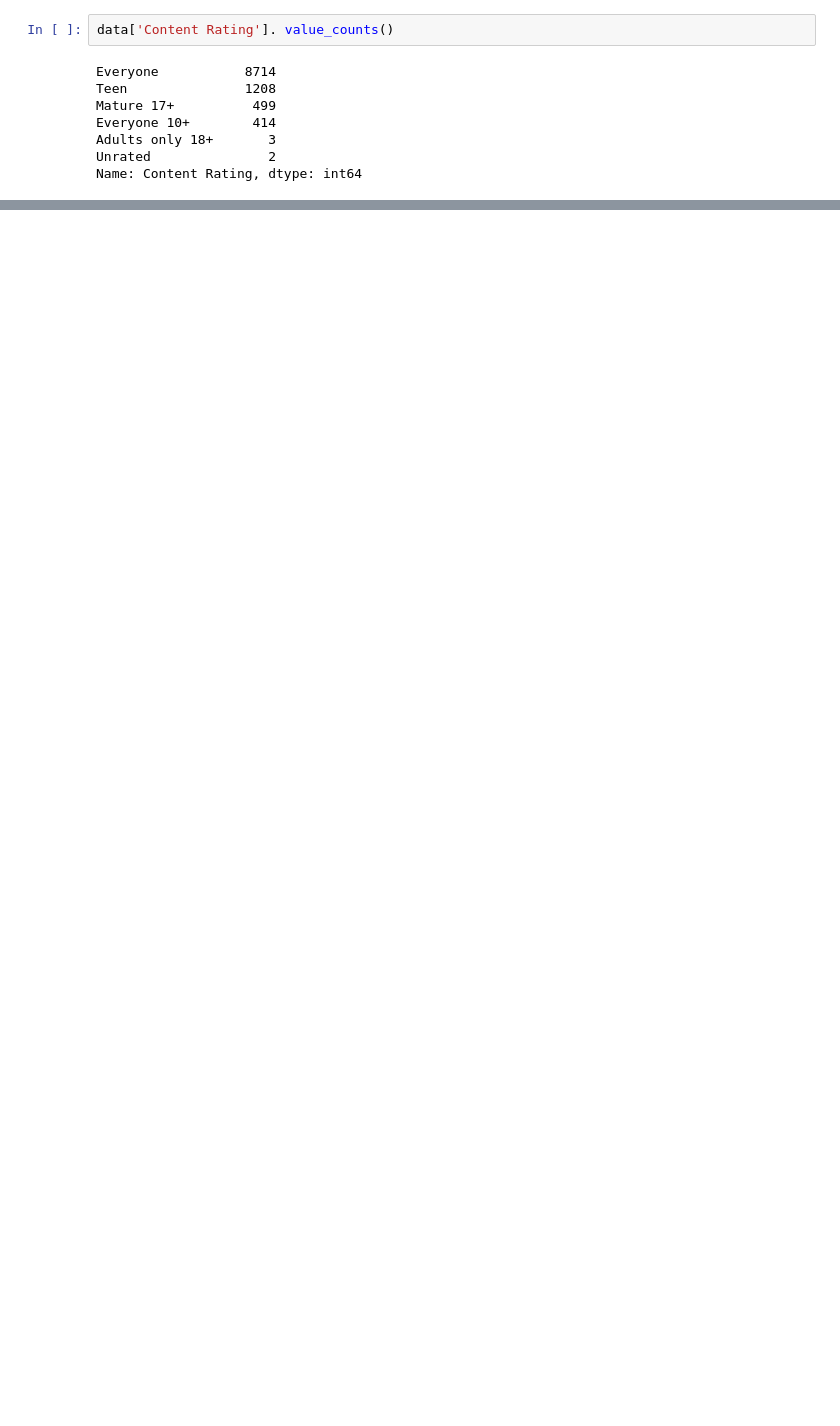
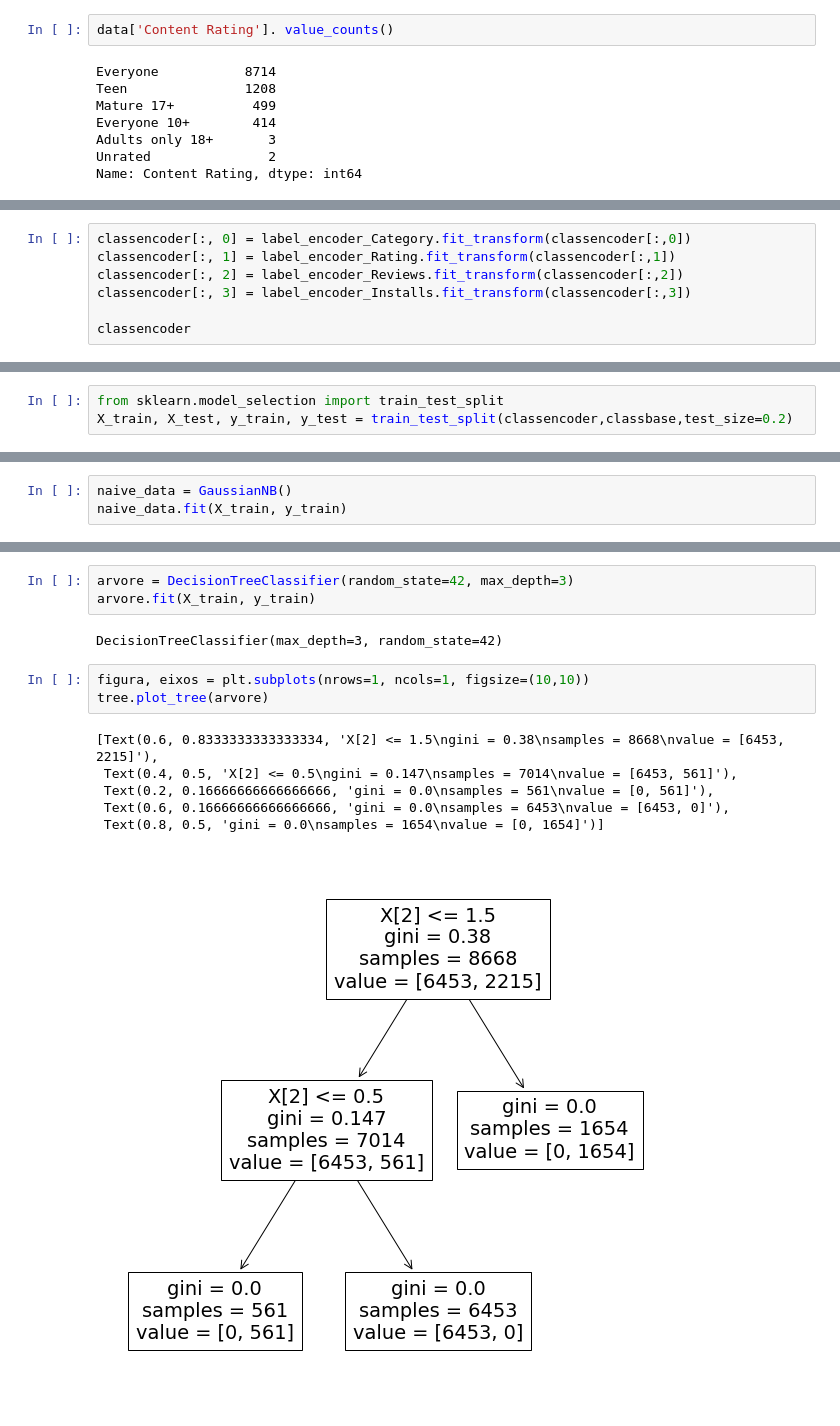
Before and after one commit to LuizFelipe33/Data_mining_GooglePlayStore, a Jupyter notebook: AtvMin.ipynb, the cells around one changed output, grey strips where cells are left out. Drawn from its saved outputs; the diff is of its cells as text; blank space fills up the shorter version.

```diff
--- a/AtvMin.ipynb
+++ b/AtvMin.ipynb
@@ -221,0 +382,7 @@ data
+# %%
+classencoder[:, 0] = label_encoder_Category.fit_transform(classencoder[:,0])
+classencoder[:, 1] = label_encoder_Rating.fit_transform(classencoder[:,1])
+classencoder[:, 2] = label_encoder_Reviews.fit_transform(classencoder[:,2])
+classencoder[:, 3] = label_encoder_Installs.fit_transform(classencoder[:,3])
+
+classencoder
@@ -221,0 +397,3 @@ data
+# %%
+from sklearn.model_selection import train_test_split
+X_train, X_test, y_train, y_test = train_test_split(classencoder,classbase,test_size=0.2)
@@ -221,0 +404,3 @@ data
+# %%
+naive_data = GaussianNB()
+naive_data.fit(X_train, y_train)
@@ -221,0 +446,15 @@ data
+# %%
+arvore = DecisionTreeClassifier(random_state=42, max_depth=3)
+arvore.fit(X_train, y_train)
+# %% [output]
+DecisionTreeClassifier(max_depth=3, random_state=42)
+# %%
+figura, eixos = plt.subplots(nrows=1, ncols=1, figsize=(10,10))
+tree.plot_tree(arvore)
+# %% [output]
+[Text(0.6, 0.8333333333333334, 'X[2] <= 1.5\ngini = 0.38\nsamples = 8668\nvalue = [6453, 2215]'),
+ Text(0.4, 0.5, 'X[2] <= 0.5\ngini = 0.147\nsamples = 7014\nvalue = [6453, 561]'),
+ Text(0.2, 0.16666666666666666, 'gini = 0.0\nsamples = 561\nvalue = [0, 561]'),
+ Text(0.6, 0.16666666666666666, 'gini = 0.0\nsamples = 6453\nvalue = [6453, 0]'),
+ Text(0.8, 0.5, 'gini = 0.0\nsamples = 1654\nvalue = [0, 1654]')]
+[figure, added]
```
Also changed, not shown: parts of 36 cells of this notebook.
